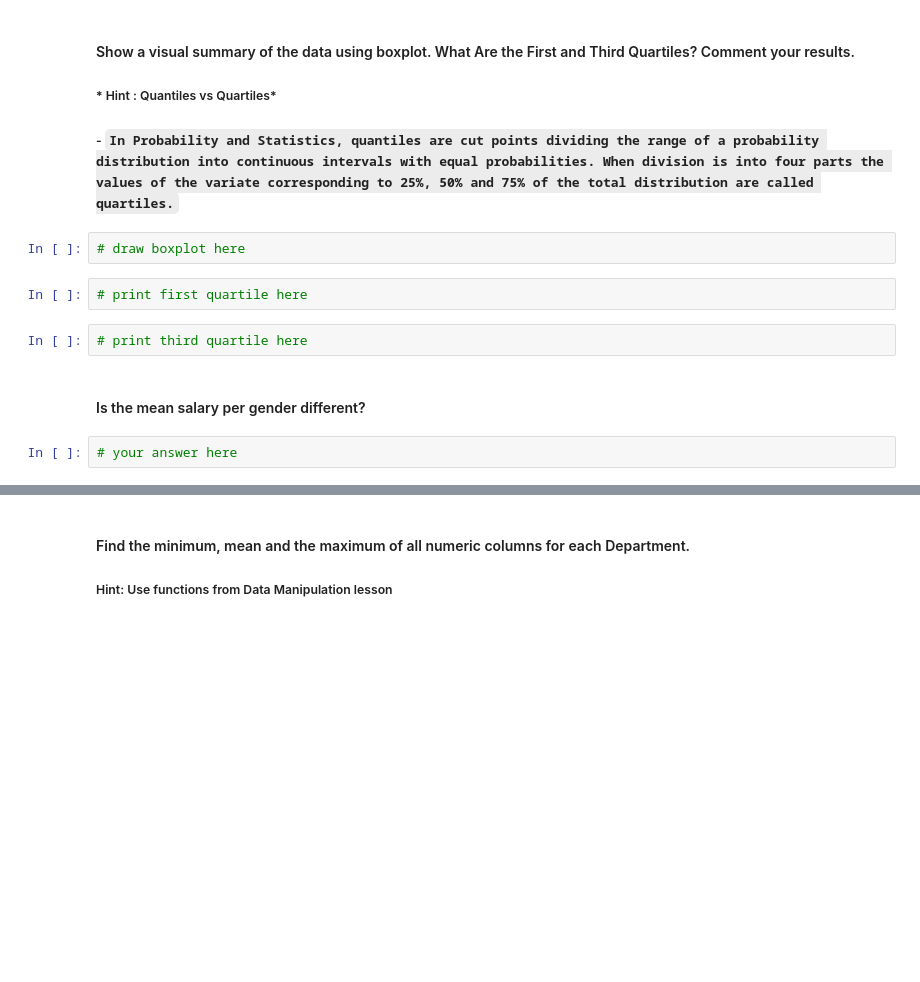
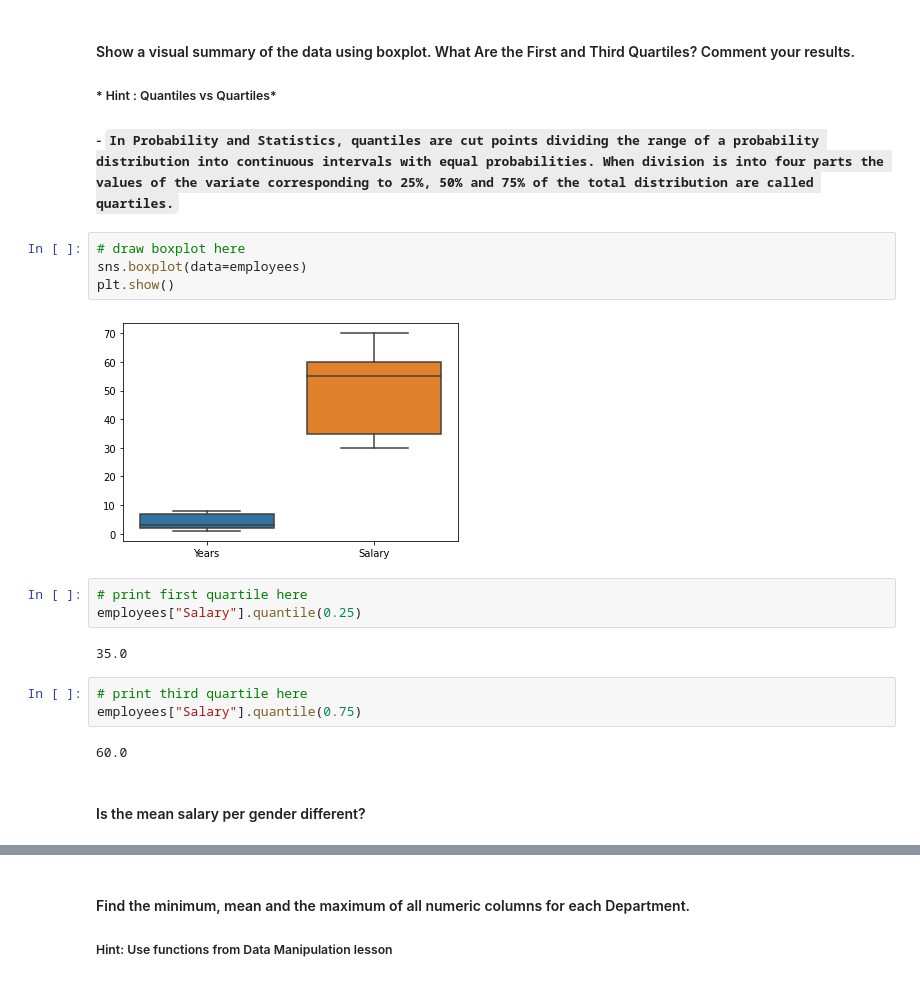
Before and after one commit to Ironhack-Data-Madrid-Marzo-2021/lab-subsetting-and-descriptive-stats, a Jupyter notebook: your-code/main.ipynb, the cells around one changed output, grey strips where cells are left out. Cells and saved outputs as stored; diff of their text form; blank space fills up the shorter version.

```diff
--- a/your-code/main.ipynb
+++ b/your-code/main.ipynb
@@ -119,11 +255,19 @@
 ##### - `In Probability and Statistics, quantiles are cut points dividing the range of a probability distribution into continuous intervals with equal probabilities. When division is into four parts the values of the variate corresponding to 25%, 50% and 75% of the total distribution are called quartiles.`
 # %%
 # draw boxplot here
+sns.boxplot(data=employees)
+plt.show()
+# %% [output]
+[figure, added]
 # %%
 # print first quartile here
+employees["Salary"].quantile(0.25)
+# %% [output]
+35.0
 # %%
 # print third quartile here
+employees["Salary"].quantile(0.75)
+# %% [output]
+60.0
 # %% [markdown]
 #### Is the mean salary per gender different?
-# %%
-# your answer here
```
Also changed, not shown: parts of 84 cells of this notebook.
